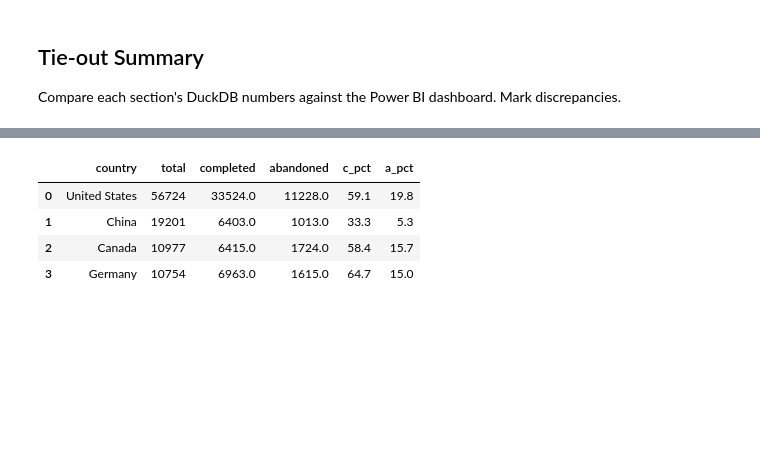
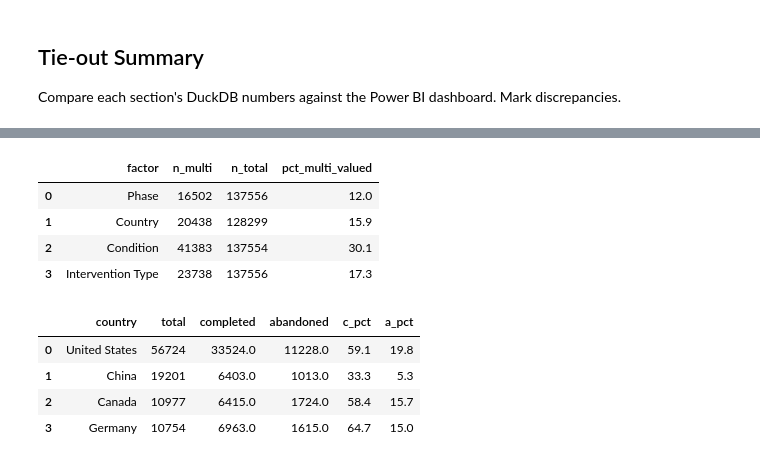
Before and after one commit to adriansoriacastellano/clinical_trials_analysis, a Jupyter notebook: notebooks/01_exploration_SLA.ipynb, the cells around one changed output, grey strips where cells are left out. Saved outputs shown, nothing was run; the diff lists cells and outputs as text; code cells hidden in the pictures; blank space fills up the shorter version.

```diff
--- a/notebooks/01_exploration_SLA.ipynb
+++ b/notebooks/01_exploration_SLA.ipynb
@@ -330,5 +332,32 @@ The sections above establish the raw completion/abandonment rates behind each fi
 
 **On multiple comparisons.** This section runs 12 omnibus chi-square tests (6 factors × 2 outcomes) plus 6 pairwise z-tests — 18 tests in total. A Bonferroni-corrected threshold for 18 tests is α ≈ 0.05/18 ≈ 0.0028. Every p-value below clears that bar by a wide margin (most are effectively 0 in floating-point terms), so the correction doesn't change any conclusion here — reported anyway for completeness, since it wouldn't always be this clear-cut at smaller sample sizes.
+# %%
+# Verify the independence caveat above with real numbers, rather than asserting it
+multi_membership = con.execute("""
+    SELECT 'Phase' AS factor,
+        (SELECT COUNT(*) FROM (SELECT nct_id FROM main.brg_trial_phase GROUP BY nct_id HAVING COUNT(*) > 1)) AS n_multi,
+        (SELECT COUNT(DISTINCT nct_id) FROM main.brg_trial_phase) AS n_total
+    UNION ALL
+    SELECT 'Country',
+        (SELECT COUNT(*) FROM (SELECT nct_id FROM main.brg_trial_country GROUP BY nct_id HAVING COUNT(*) > 1)),
+        (SELECT COUNT(DISTINCT nct_id) FROM main.brg_trial_country)
+    UNION ALL
+    SELECT 'Condition',
+        (SELECT COUNT(*) FROM (SELECT nct_id FROM main.brg_trial_condition GROUP BY nct_id HAVING COUNT(*) > 1)),
+        (SELECT COUNT(DISTINCT nct_id) FROM main.brg_trial_condition)
+    UNION ALL
+    SELECT 'Intervention Type',
+        (SELECT COUNT(*) FROM (SELECT nct_id FROM main.brg_trial_intervention GROUP BY nct_id HAVING COUNT(*) > 1)),
+        (SELECT COUNT(DISTINCT nct_id) FROM main.brg_trial_intervention)
+""").df()
+multi_membership["pct_multi_valued"] = round(100 * multi_membership["n_multi"] / multi_membership["n_total"], 1)
+multi_membership
+# %% [output]
+|  | factor | n_multi | n_total | pct_multi_valued |
+| 0 | Phase | 16502 | 137556 | 12.0 |
+| 1 | Country | 20438 | 128299 | 15.9 |
+| 2 | Condition | 41383 | 137554 | 30.1 |
+| 3 | Intervention Type | 23738 | 137556 | 17.3 |
 # %%
 import numpy as np
 from scipy import stats
```
Also changed, not shown: parts of 4 cells of this notebook.
